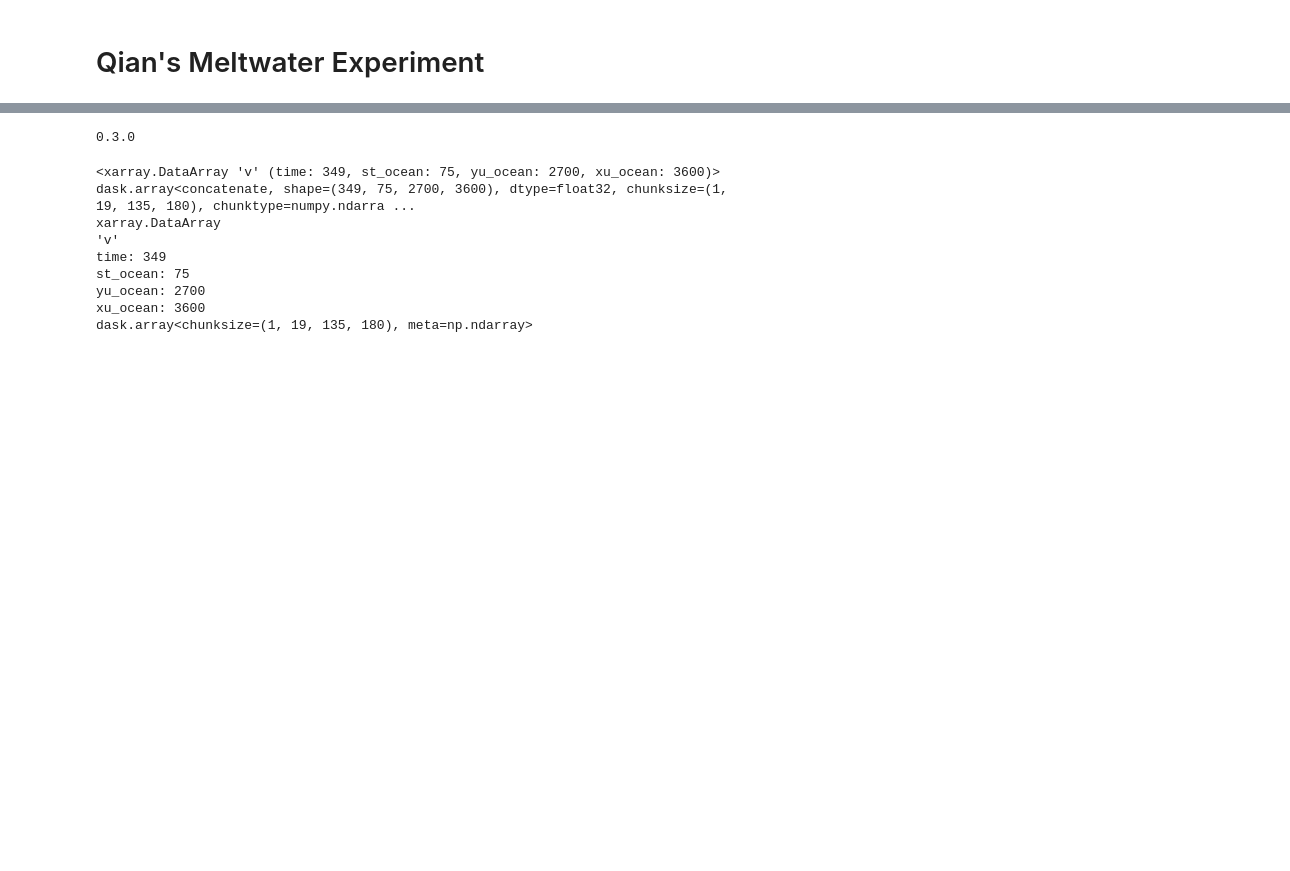
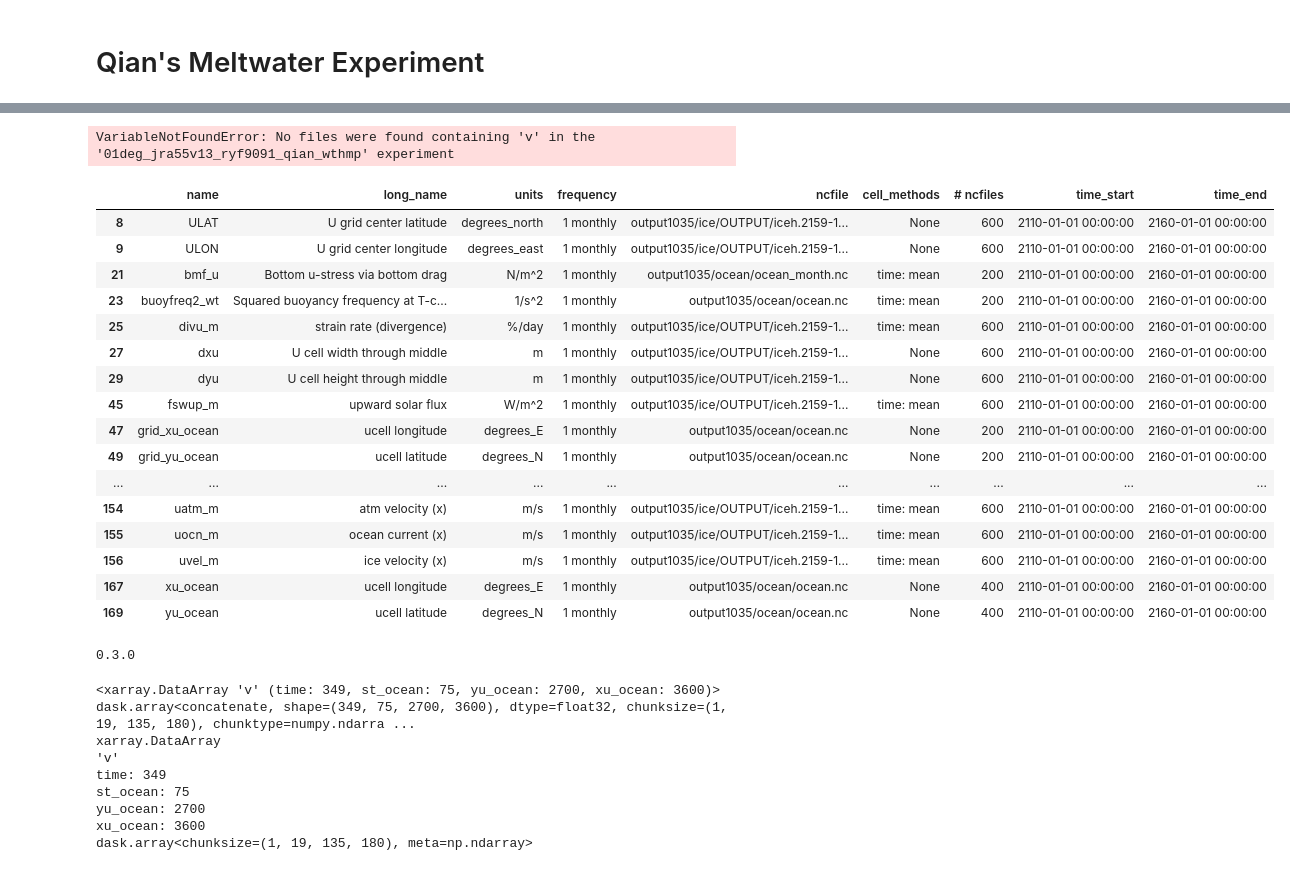
Before and after one commit to adityarn/CDW_mixing_ACCESS, a Jupyter notebook: Exploratory.ipynb, the cells around one changed output, grey strips where cells are left out. Drawn from its saved outputs; the diff is of its cells as text; code cells hidden in the pictures; blank space fills up the shorter version.

```diff
--- a/Exploratory.ipynb
+++ b/Exploratory.ipynb
@@ -165,5 +196,31 @@ experiment = "01deg_jra55v13_ryf9091_qian_wthmp"
 # %%
-1
+variable = 'v'
+
+darray = cc.querying.getvar(experiment, variable, session, start_time="1990-01-01", end_time="2019-01-01", frequency="1 monthly")
+# %% [output]
+VariableNotFoundError: No files were found containing 'v' in the '01deg_jra55v13_ryf9091_qian_wthmp' experiment
+# %%
+varList = cc.querying.get_variables(session, experiment=experiment, frequency='1 monthly')
+# %%
+varList.loc[varList["name"].str.lower().str.contains("u")]
+# %% [output]
+|  | name | long_name | units | frequency | ncfile | cell_methods | # ncfiles | time_start | time_end |
+| 8 | ULAT | U grid center latitude | degrees_north | 1 monthly | output1035/ice/OUTPUT/iceh.2159-1... | None | 600 | 2110-01-01 00:00:00 | 2160-01-01 00:00:00 |
+| 9 | ULON | U grid center longitude | degrees_east | 1 monthly | output1035/ice/OUTPUT/iceh.2159-1... | None | 600 | 2110-01-01 00:00:00 | 2160-01-01 00:00:00 |
+| 21 | bmf_u | Bottom u-stress via bottom drag | N/m^2 | 1 monthly | output1035/ocean/ocean_month.nc | time: mean | 200 | 2110-01-01 00:00:00 | 2160-01-01 00:00:00 |
+| 23 | buoyfreq2_wt | Squared buoyancy frequency at T-c... | 1/s^2 | 1 monthly | output1035/ocean/ocean.nc | time: mean | 200 | 2110-01-01 00:00:00 | 2160-01-01 00:00:00 |
+| 25 | divu_m | strain rate (divergence) | %/day | 1 monthly | output1035/ice/OUTPUT/iceh.2159-1... | time: mean | 600 | 2110-01-01 00:00:00 | 2160-01-01 00:00:00 |
+| 27 | dxu | U cell width through middle | m | 1 monthly | output1035/ice/OUTPUT/iceh.2159-1... | None | 600 | 2110-01-01 00:00:00 | 2160-01-01 00:00:00 |
+| 29 | dyu | U cell height through middle | m | 1 monthly | output1035/ice/OUTPUT/iceh.2159-1... | None | 600 | 2110-01-01 00:00:00 | 2160-01-01 00:00:00 |
+| 45 | fswup_m | upward solar flux | W/m^2 | 1 monthly | output1035/ice/OUTPUT/iceh.2159-1... | time: mean | 600 | 2110-01-01 00:00:00 | 2160-01-01 00:00:00 |
+| 47 | grid_xu_ocean | ucell longitude | degrees_E | 1 monthly | output1035/ocean/ocean.nc | None | 200 | 2110-01-01 00:00:00 | 2160-01-01 00:00:00 |
+| 49 | grid_yu_ocean | ucell latitude | degrees_N | 1 monthly | output1035/ocean/ocean.nc | None | 200 | 2110-01-01 00:00:00 | 2160-01-01 00:00:00 |
+| ... | ... | ... | ... | ... | ... | ... | ... | ... | ... |
+| 154 | uatm_m | atm velocity (x) | m/s | 1 monthly | output1035/ice/OUTPUT/iceh.2159-1... | time: mean | 600 | 2110-01-01 00:00:00 | 2160-01-01 00:00:00 |
+| 155 | uocn_m | ocean current (x) | m/s | 1 monthly | output1035/ice/OUTPUT/iceh.2159-1... | time: mean | 600 | 2110-01-01 00:00:00 | 2160-01-01 00:00:00 |
+| 156 | uvel_m | ice velocity (x) | m/s | 1 monthly | output1035/ice/OUTPUT/iceh.2159-1... | time: mean | 600 | 2110-01-01 00:00:00 | 2160-01-01 00:00:00 |
+| 167 | xu_ocean | ucell longitude | degrees_E | 1 monthly | output1035/ocean/ocean.nc | None | 400 | 2110-01-01 00:00:00 | 2160-01-01 00:00:00 |
+| 169 | yu_ocean | ucell latitude | degrees_N | 1 monthly | output1035/ocean/ocean.nc | None | 400 | 2110-01-01 00:00:00 | 2160-01-01 00:00:00 |
 # %%
 variable = 'v'
 
```
Also changed, not shown: parts of 3 cells of this notebook, 1 other file.
